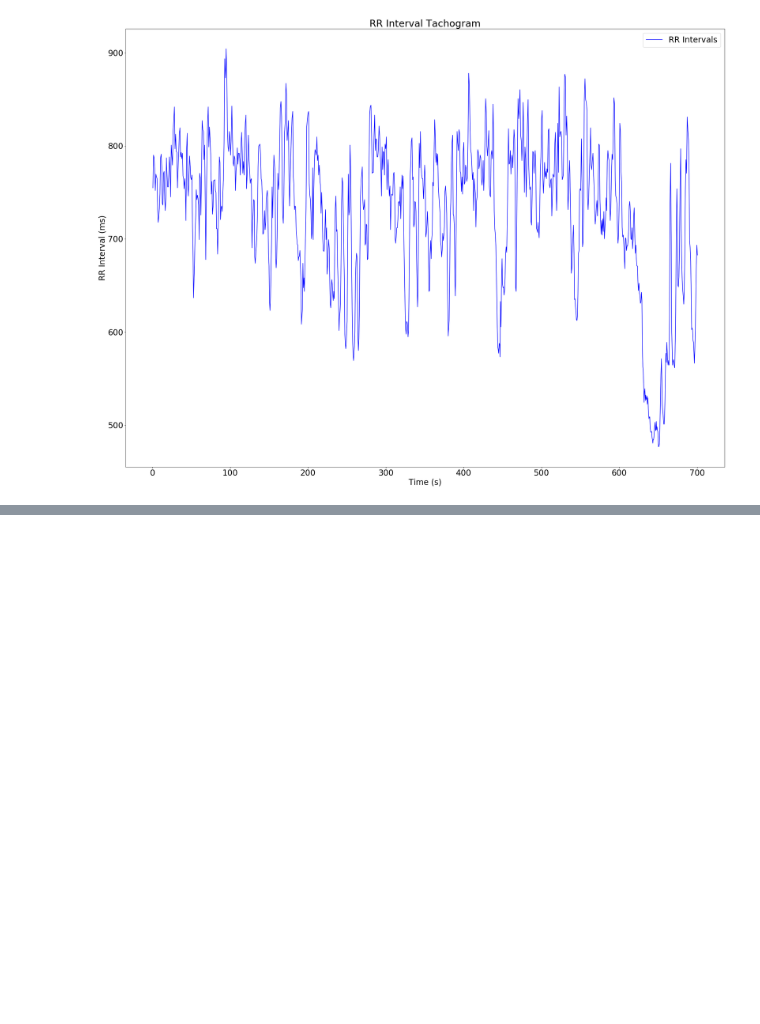
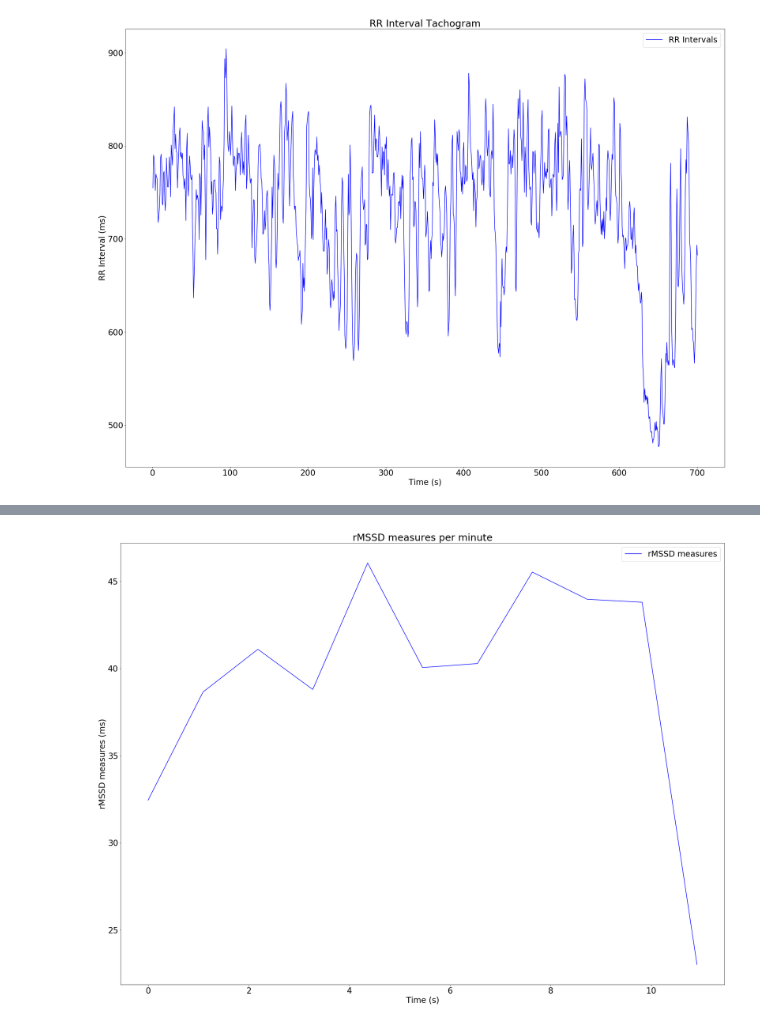
Before and after one commit to scottbanyard/fortnite-hr-analysis, a Jupyter notebook: fortnite_analysis.ipynb, the cells around one changed output, grey strips where cells are left out. Drawn from its saved outputs; the diff is of its cells as text; code cells hidden in the pictures; blank space fills up the shorter version.

Commit message:
Added my bespoke HRV module (from research project). Calculated rMSSD and displayed on plot for game.

```diff
--- a/fortnite_analysis.ipynb
+++ b/fortnite_analysis.ipynb
@@ -73,16 +76,6 @@ def plot_hr_signal(hrs):
     # Draw plot so that it doesn't block computation (show needs to follow at end of computation)
     plt.show()
 
-def calc_timescale(rr_intervals):
-    """ Calculates the timescale using the RR intervals e.g. 1000ms interval
-        + 1020ms interval = timescale of [1000, 2020] ms
-
-        :returns:
-            The calculated timescale as a list of values in seconds
-    """
-    return np.cumsum([x / 1000 for x in rr_intervals])
-
-
 def plot_tachogram(rr_intervals):
     """ Plots tachogram of RR intervals
 
@@ -98,6 +91,22 @@ def plot_tachogram(rr_intervals):
     plt.ylabel("RR Interval (ms)")
     # Draw plot so that it doesn't block computation (show needs to follow at end of computation)
     plt.show()
+
+def plot_rmssd(rmssds):
+    """ Plots windows of calculated rMSSD measures (per minute)
+
+        :returns:
+            Plot
+    """
+    ax = create_new_fig()
+    timescale = np.linspace(0, len(rmssds), len(rmssds))
+    plt.title("rMSSD measures per minute")
+    ax.plot(timescale, rmssds, label="rMSSD measures", color='blue')
+    ax.legend()
+    plt.xlabel("Time (s)")
+    plt.ylabel("rMSSD measures (ms)")
+    # Draw plot so that it doesn't block computation (show needs to follow at end of computation)
+    plt.show()
 # %%
 # Data file strings
 data_file_strings = [f for f in listdir("data") if isfile(join("data", f))]
@@ -121,10 +130,10 @@ plot_hr_signal(hrs)
 # %% [markdown]
 ##### RR Interval Tachogram
 # %%
-f_rr = open("data/" + rr_files[0], 'r')
-rrs = [float(rr.strip()) for rr in f_rr.readlines()]
+f_rr = open("data/" + rr_files[2], 'r')
+rr_intervals = [float(rr.strip()) for rr in f_rr.readlines()]
 f_rr.close()
 
-plot_tachogram(rrs)
+plot_tachogram(rr_intervals)
 # %% [output]
 [figure]
@@ -130,0 +146,14 @@ plot_tachogram(rrs)
+# %%
+rr_windows = split_rrs(rr_intervals)
+rmssds = []
+for key in rr_windows:
+    rrs = rr_windows[key]
+    diff, sqdiff = calc_rr_differences(rrs)
+    td_features = calc_time_domain_features(rrs, diff, sqdiff)
+    rmssds.append(td_features['rmssd'])
+
+# Remove last rMSSD as the window may not be 60 seconds and thus not comparable
+rmssds[len(rmssds)-1] = None
+plot_rmssd(rmssds)
+# %% [output]
+[figure, added]
```
Also changed, not shown: parts of 6 cells of this notebook, 1 other file.
